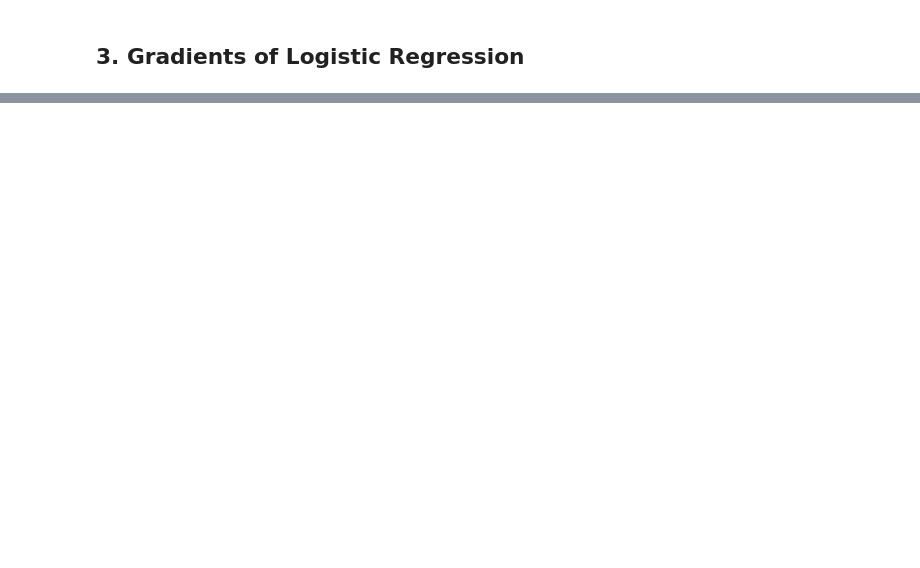
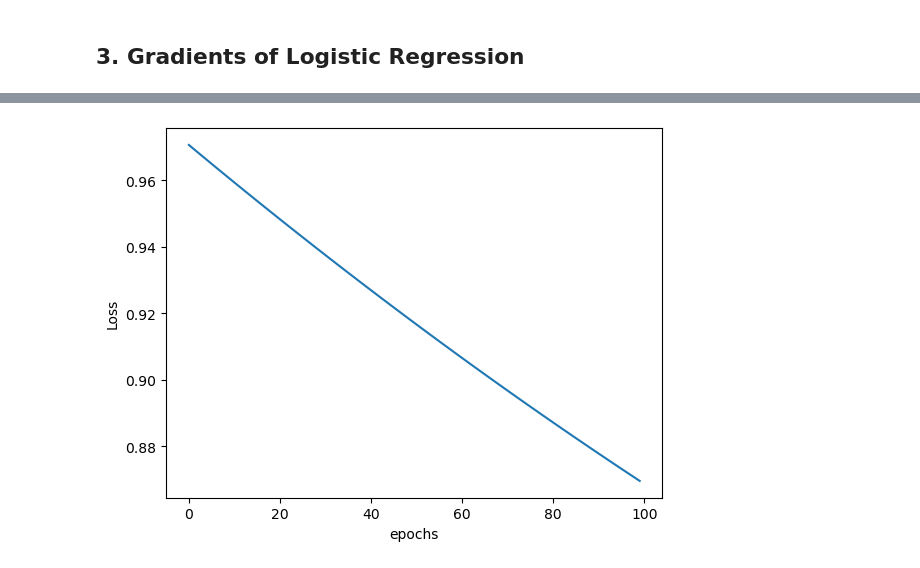
Before and after one commit to Suyog-16/ml-dl-from-scratch, a Jupyter notebook: Machine Learning Algorithms/logistic_regression.ipynb, the cells around one changed output, grey strips where cells are left out. Saved outputs shown, nothing was run; the diff lists cells and outputs as text; code cells hidden in the pictures; blank space fills up the shorter version.

```diff
--- a/Machine Learning Algorithms/logistic_regression.ipynb
+++ b/Machine Learning Algorithms/logistic_regression.ipynb
@@ -47,0 +206,6 @@ We can see a lot of saddle points in MSE, which will cause problems in optimizat
+# %%
+w,b,losses = train()
+# %%
+loss_curve(losses)
+# %% [output]
+[figure, added]
```
Also changed, not shown: parts of 30 cells of this notebook.
